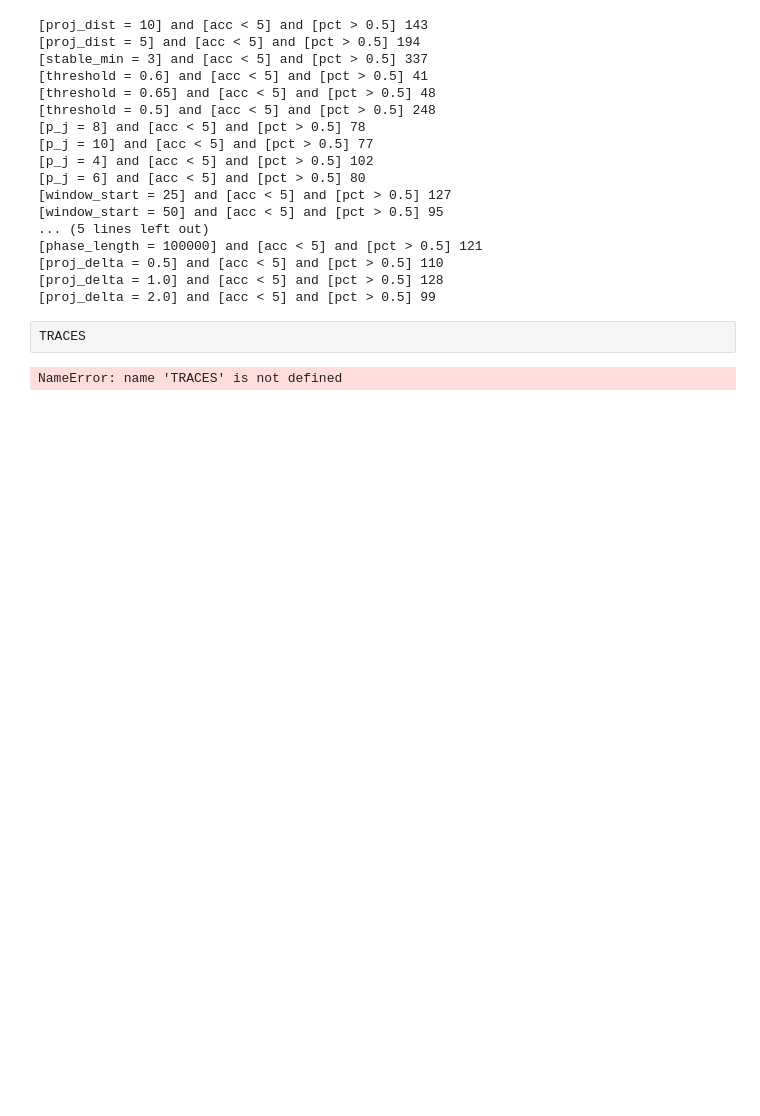
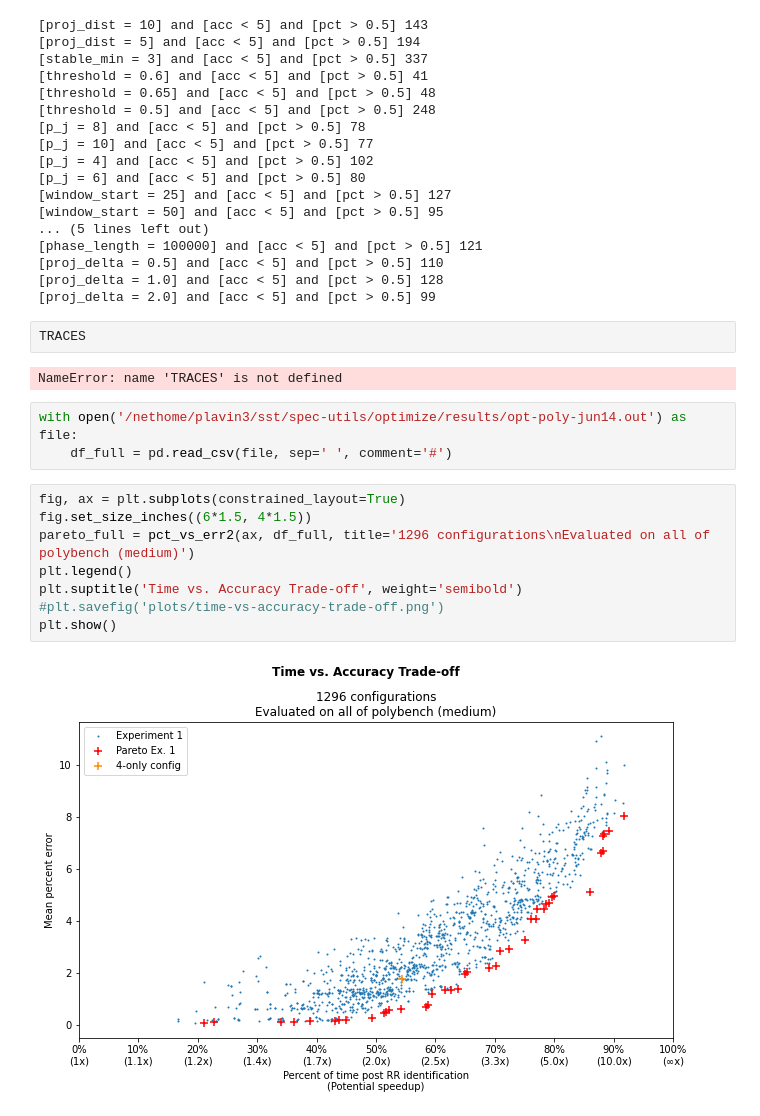
Before and after one commit to plavin/multifidelity, a Jupyter notebook: Optimization.ipynb, the cells around one changed output. Drawn from its saved outputs; the diff is of its cells as text; blank space fills up the shorter version.

```diff
--- a/Optimization.ipynb
+++ b/Optimization.ipynb
@@ -374,3 +387,16 @@ for p in params_list:
 TRACES
 # %% [output]
 NameError: name 'TRACES' is not defined
+# %%
+with open('/nethome/plavin3/sst/spec-utils/optimize/results/opt-poly-jun14.out') as file:
+    df_full = pd.read_csv(file, sep=' ', comment='#')
+# %%
+fig, ax = plt.subplots(constrained_layout=True)
+fig.set_size_inches((6*1.5, 4*1.5))
+pareto_full = pct_vs_err2(ax, df_full, title='1296 configurations\nEvaluated on all of polybench (medium)')
+plt.legend()
+plt.suptitle('Time vs. Accuracy Trade-off', weight='semibold')
+#plt.savefig('plots/time-vs-accuracy-trade-off.png')
+plt.show()
+# %% [output]
+[figure, added]
```
Also changed, not shown: parts of 3 cells of this notebook, 3 other files.
